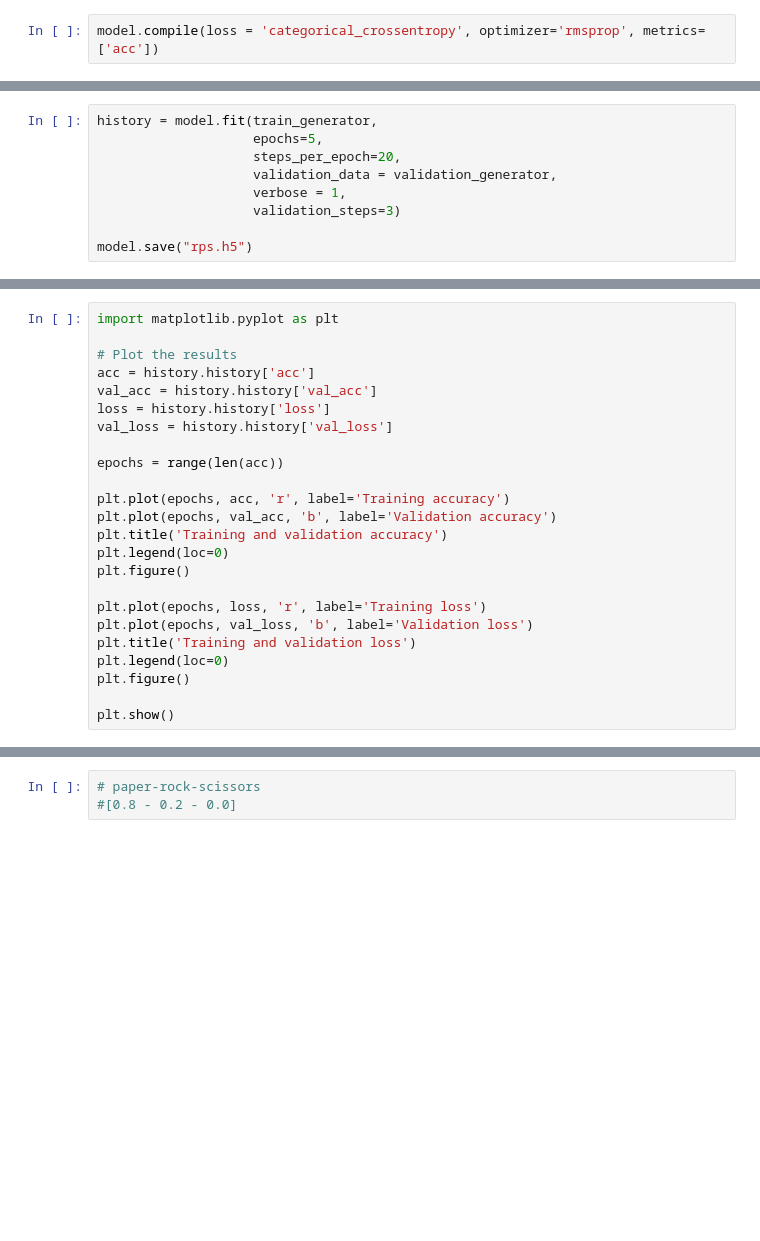
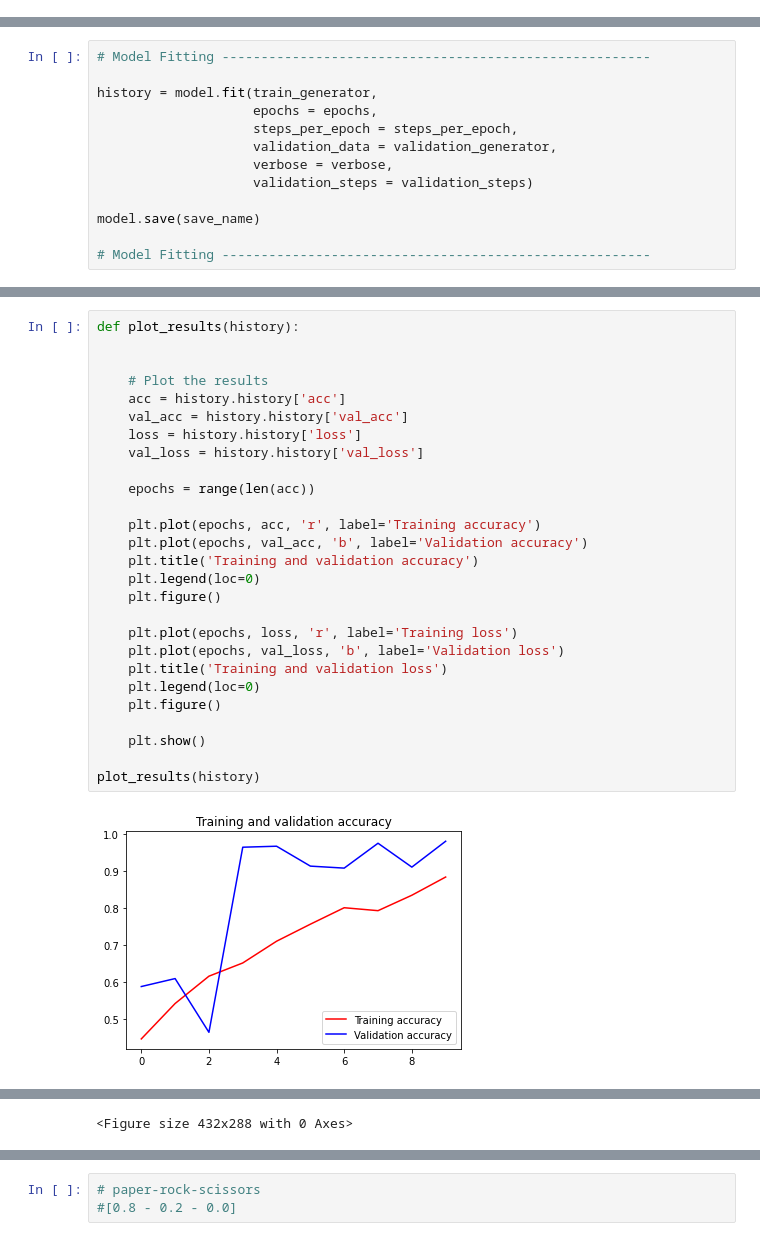
Before and after one commit to rochageorge/tensorflow_image, a Jupyter notebook: multi_class_classifier.ipynb, the cells around one changed output, grey strips where cells are left out. Saved outputs shown, nothing was run; the diff lists cells and outputs as text; blank space fills up the shorter version.

Commit message:
model update

```diff
--- a/multi_class_classifier.ipynb
+++ b/multi_class_classifier.ipynb
@@ -59,2 +75,0 @@ _________________________________________________________________
-# %%
-model.compile(loss = 'categorical_crossentropy', optimizer='rmsprop', metrics=['acc'])
@@ -89,12 +143,16 @@ validation_generator = validation_datagen.flow_from_directory(
 Found 2520 images belonging to 3 classes.
 Found 372 images belonging to 3 classes.
 # %%
+# Model Fitting -------------------------------------------------------
+
 history = model.fit(train_generator,
-                    epochs=5,
-                    steps_per_epoch=20,
+                    epochs = epochs,
+                    steps_per_epoch = steps_per_epoch,
                     validation_data = validation_generator,
-                    verbose = 1,
-                    validation_steps=3)
+                    verbose = verbose,
+                    validation_steps = validation_steps)
 
-model.save("rps.h5")
+model.save(save_name)
+
+# Model Fitting -------------------------------------------------------
 # %% [output]
@@ -111,24 +179,29 @@ Epoch 5/5
 # %%
-import matplotlib.pyplot as plt
+def plot_results(history):
 
-# Plot the results
-acc = history.history['acc']
-val_acc = history.history['val_acc']
-loss = history.history['loss']
-val_loss = history.history['val_loss']
 
-epochs = range(len(acc))
+    # Plot the results
+    acc = history.history['acc']
+    val_acc = history.history['val_acc']
+    loss = history.history['loss']
+    val_loss = history.history['val_loss']
 
-plt.plot(epochs, acc, 'r', label='Training accuracy')
-plt.plot(epochs, val_acc, 'b', label='Validation accuracy')
-plt.title('Training and validation accuracy')
-plt.legend(loc=0)
-plt.figure()
+    epochs = range(len(acc))
 
-plt.plot(epochs, loss, 'r', label='Training loss')
-plt.plot(epochs, val_loss, 'b', label='Validation loss')
-plt.title('Training and validation loss')
-plt.legend(loc=0)
-plt.figure()
+    plt.plot(epochs, acc, 'r', label='Training accuracy')
+    plt.plot(epochs, val_acc, 'b', label='Validation accuracy')
+    plt.title('Training and validation accuracy')
+    plt.legend(loc=0)
+    plt.figure()
 
-plt.show()
+    plt.plot(epochs, loss, 'r', label='Training loss')
+    plt.plot(epochs, val_loss, 'b', label='Validation loss')
+    plt.title('Training and validation loss')
+    plt.legend(loc=0)
+    plt.figure()
+
+    plt.show()
+
+plot_results(history)
+# %% [output]
+[figure, added]
@@ -135 +209,2 @@ plt.show()
+<Figure size 432x288 with 0 Axes>
 # %%
```
Also changed, not shown: parts of 13 cells of this notebook, 1 other file.
